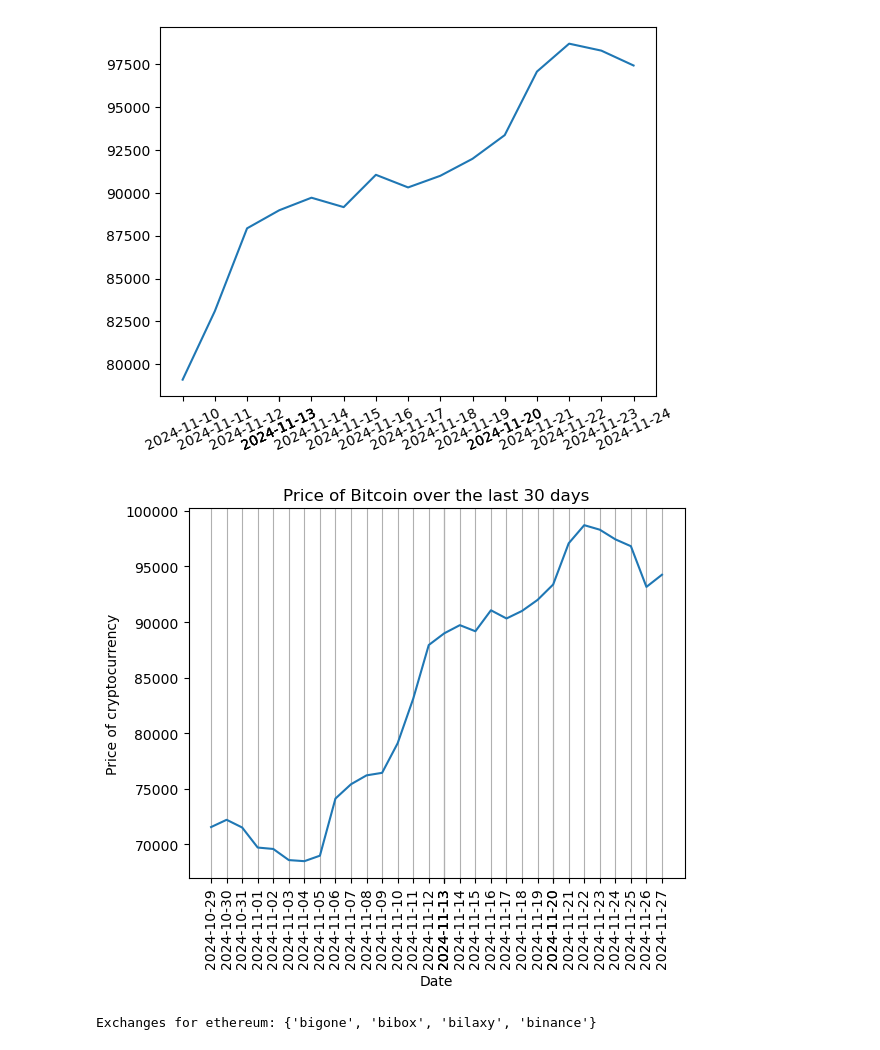
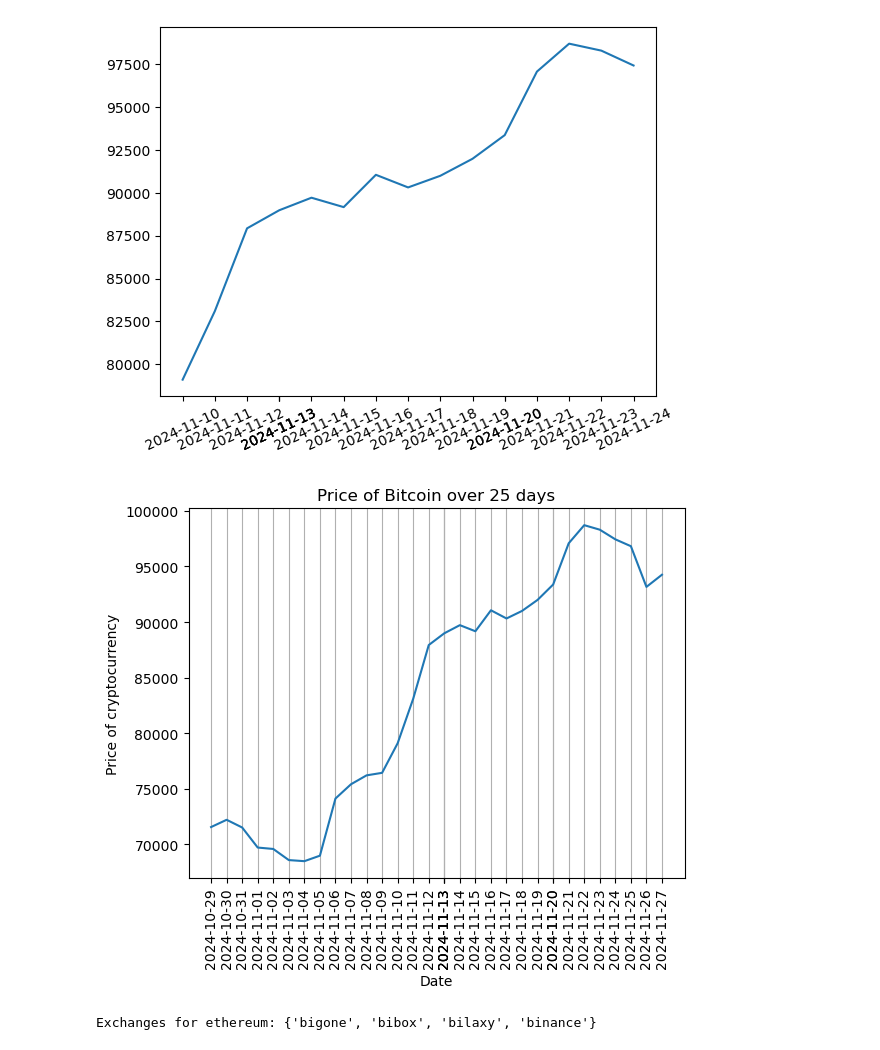
Before and after one commit to Jack4mcc/Crypto-Analysis, a Jupyter notebook: Project3.ipynb, the cells around one changed output. Saved outputs shown, nothing was run; the diff lists cells and outputs as text; code cells hidden in the pictures.

Commit message:
Last fixes and updates

```diff
--- a/Project3.ipynb
+++ b/Project3.ipynb
@@ -323,15 +323,15 @@ plt.show()
 # %%
 import matplotlib.pyplot as plt
 plt.plot(merged_df["date"], merged_df["priceUsd"])
 plt.ylabel("Price of cryptocurrency")
 plt.xlabel("Date")
-plt.title("Price of Bitcoin over the last 30 days")
+plt.title("Price of Bitcoin over 25 days")
 plt.xticks(merged_df["date"])
 plt.xticks(rotation = 90)
 plt.grid(axis="x")
 plt.show()
 # %% [output]
-[figure, old version]
+[figure, new version]
 # %%
 import requests
 
```
Also changed, not shown: parts of 1 cell of this notebook.
